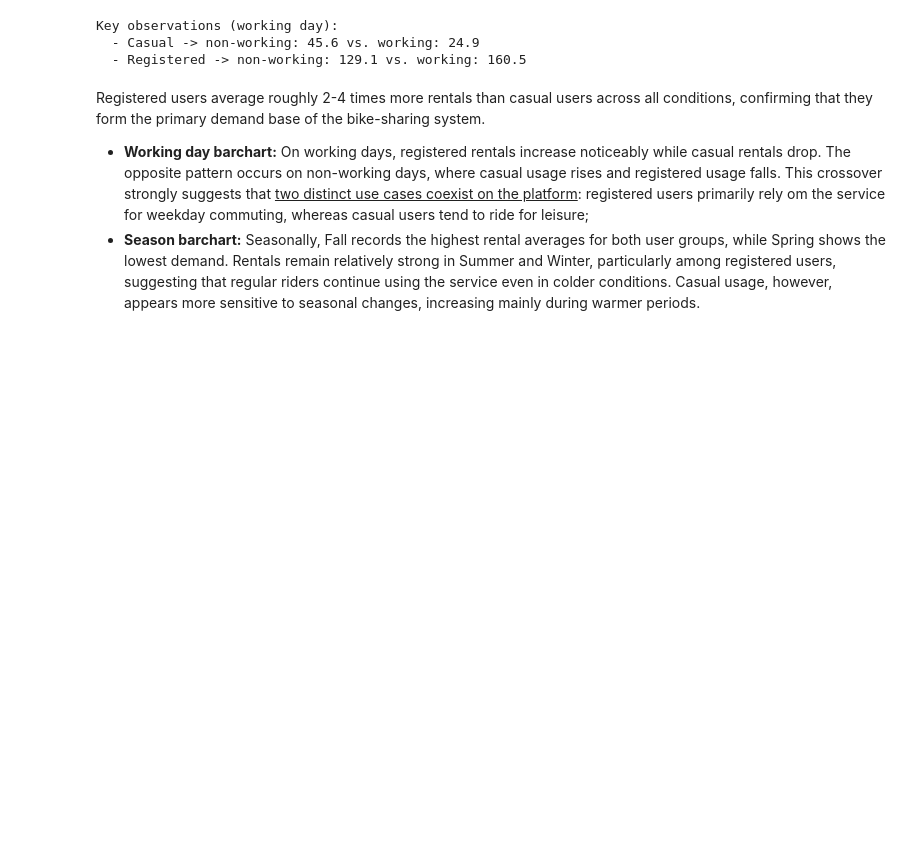
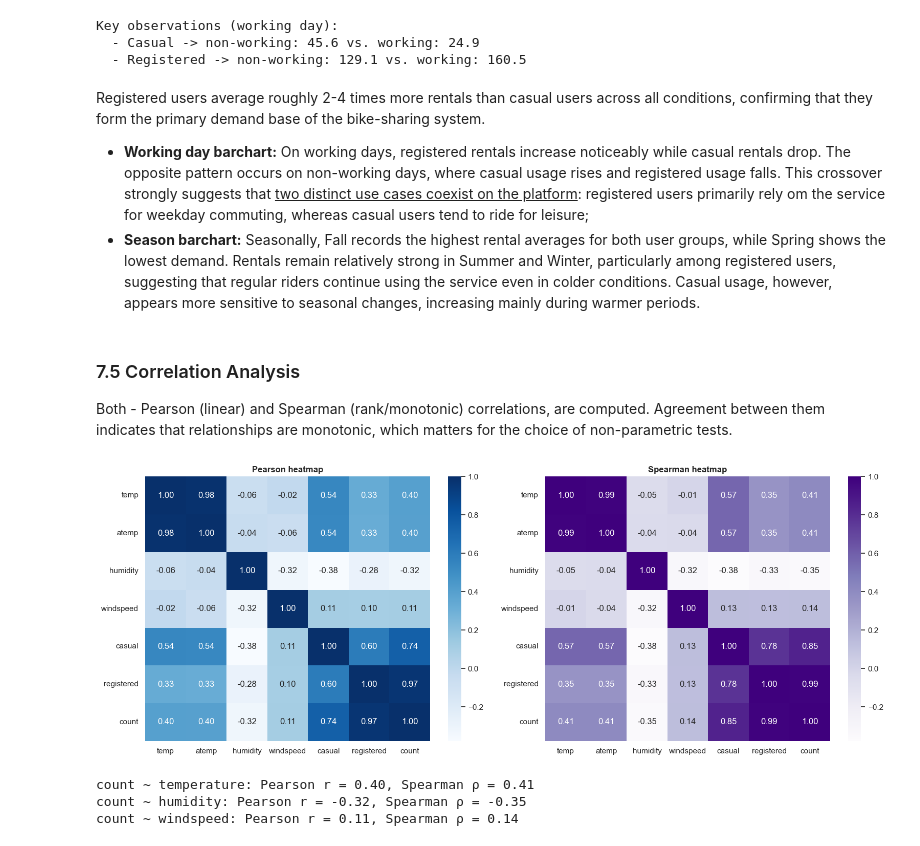
Before and after one commit to lozeva/yulu-bike-demand-analysis, a Jupyter notebook: yulu_bike_demand_analysis.ipynb, the cells around one changed output. Drawn from its saved outputs; the diff is of its cells as text; code cells hidden in the pictures; blank space fills up the shorter version.

Commit message:
Add EDA: correlation analysis using Pearson and Spearman methods (section 7.5)

```diff
--- a/yulu_bike_demand_analysis.ipynb
+++ b/yulu_bike_demand_analysis.ipynb
@@ -468,3 +468,42 @@ Key observations (working day):
 Registered users average roughly 2-4 times more rentals than casual users across all conditions, confirming that they form the primary demand base of the bike-sharing system.
 * **Working day barchart:** On working days, registered rentals increase noticeably while casual rentals drop. The opposite pattern occurs on non-working days, where casual usage rises and registered usage falls. This crossover strongly suggests that <u>two distinct use cases coexist on the platform</u>: registered users primarily rely om the service for weekday commuting, whereas casual users tend to ride for leisure;
 * **Season barchart:** Seasonally, Fall records the highest rental averages for both user groups, while Spring shows the lowest demand. Rentals remain relatively strong in Summer and Winter, particularly among registered users, suggesting that regular riders continue using the service even in colder conditions. Casual usage, however, appears more sensitive to seasonal changes, increasing mainly during warmer periods.
+# %% [markdown]
+### 7.5 Correlation Analysis
+
+Both - Pearson (linear) and Spearman (rank/monotonic) correlations, are computed. Agreement between them indicates that relationships are monotonic, which matters for the choice of non-parametric tests.
+# %%
+correlation_cols = ['temp', 'atemp', 'humidity', 'windspeed', 'casual', 'registered', 'count']
+
+fig, (ax1, ax2) = plt.subplots(1, 2, figsize=(16, 6))
+
+sns.heatmap(df_clean[correlation_cols].corr(method='pearson'), annot=True, fmt='.2f', cmap='Blues', ax=ax1)
+ax1.set_title('Pearson heatmap', fontweight='bold')
+ax1.tick_params(axis='x', rotation=360)
+ax1.tick_params(axis='y', rotation=360)
+
+sns.heatmap(df_clean[correlation_cols].corr(method='spearman'), annot=True, fmt='.2f', cmap='Purples', ax=ax2)
+ax2.set_title('Spearman heatmap', fontweight='bold')
+ax2.tick_params(axis='x', rotation=360)
+ax2.tick_params(axis='y', rotation=360)
+
+plt.tight_layout()
+plt.show()
+
+pearson_temp = df_clean['count'].corr(df_clean['temp'], method='pearson')
+spearman_temp = df_clean['count'].corr(df_clean['temp'], method='spearman')
+
+pearson_hum = df_clean['count'].corr(df_clean['humidity'], method='pearson')
+spearman_hum = df_clean['count'].corr(df_clean['humidity'], method='spearman')
+
+pearson_wind = df_clean['count'].corr(df_clean['windspeed'], method='pearson')
+spearman_wind = df_clean['count'].corr(df_clean['windspeed'], method='spearman')
+
+print(f'count ~ temperature: Pearson r = {pearson_temp:.2f}, Spearman ρ = {spearman_temp:.2f}')
+print(f'count ~ humidity: Pearson r = {pearson_hum:.2f}, Spearman ρ = {spearman_hum:.2f}')
+print(f'count ~ windspeed: Pearson r = {pearson_wind:.2f}, Spearman ρ = {spearman_wind:.2f}')
+# %% [output]
+[figure, added]
+count ~ temperature: Pearson r = 0.40, Spearman ρ = 0.41
+count ~ humidity: Pearson r = -0.32, Spearman ρ = -0.35
+count ~ windspeed: Pearson r = 0.11, Spearman ρ = 0.14
```
Also changed, not shown: parts of 1 cell of this notebook.
